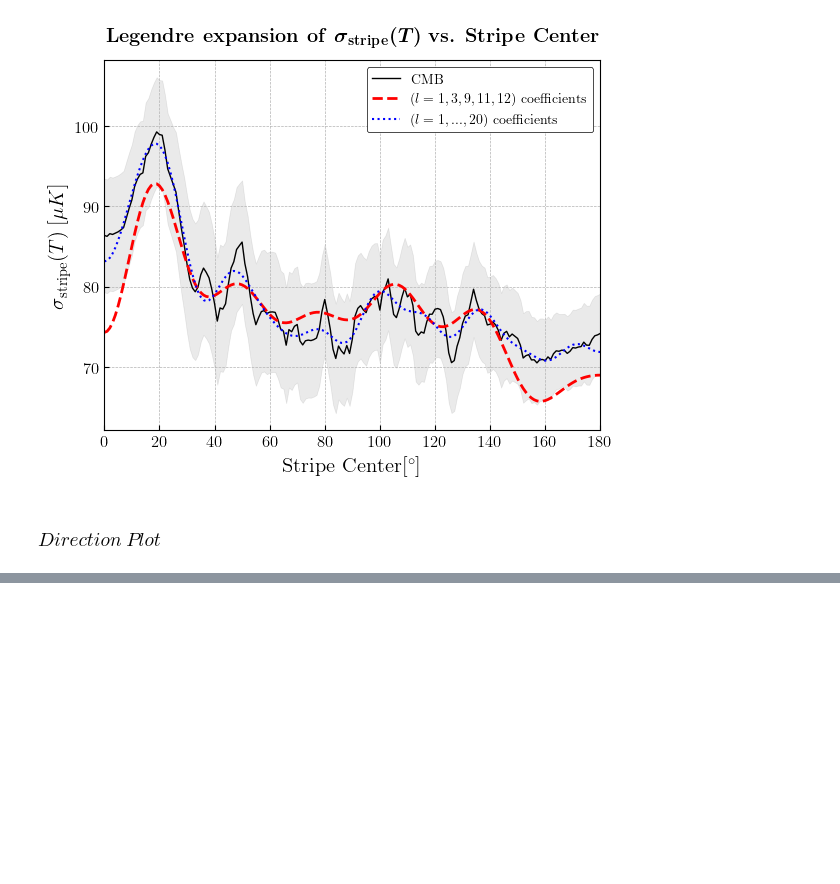
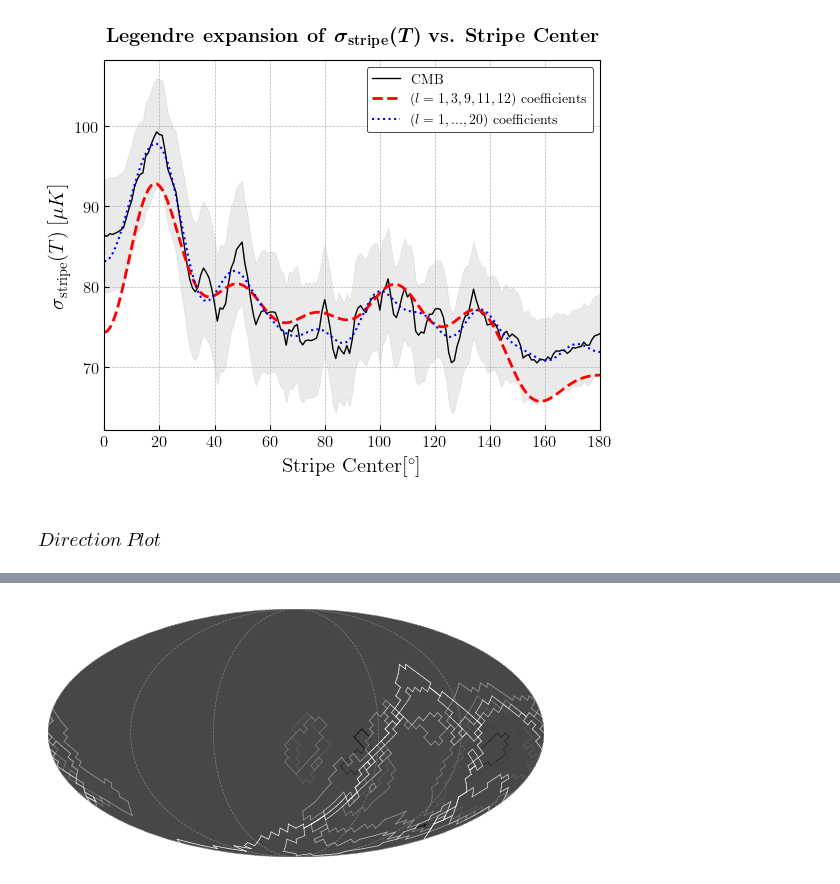
Before and after one commit to jamshidi3d/cmb_anomaly_detection, a Jupyter notebook: plotting.ipynb, the cells around one changed output, grey strips where cells are left out. Cells and saved outputs as stored; diff of their text form; code cells hidden in the pictures; blank space fills up the shorter version.

```diff
--- a/plotting.ipynb
+++ b/plotting.ipynb
@@ -542,0 +574,45 @@ with plt.style.context('bmh'):
+# %%
+from matplotlib.patches import Ellipse
+
+mw_radius = 1
+mw_xlim = 2 * mw_radius * np.sqrt(2)
+mw_ylim = mw_radius * np.sqrt(2)
+
+fig, ax = plt.subplots()
+fig.set_size_inches(10,5.5,True)
+ax.set_xlim(-mw_xlim, mw_xlim)
+ax.set_ylim(-mw_ylim, mw_ylim)
+ax.set_aspect(1)
+
+# Draw Mollweide Sphere
+col_value = 0.28
+dark_grey = (col_value, col_value, col_value, 1)
+
+light_grey = (col_value, col_value, col_value, 1)
+
+fill_ellipse = Ellipse(
+    xy=(0,0), width = 2 * mw_xlim, height = 2 * mw_ylim,
+    edgecolor='none', fc=dark_grey, lw=2)
+ax.add_patch(fill_ellipse)
+for i in range(1, 4):
+    grid_ellipse = Ellipse(
+        xy=(0,0), width= 2 * (i / 3 * mw_xlim), height= (2 * mw_ylim),
+        edgecolor='grey', fc='none', lw=.5, ls='--')
+    ax.add_patch(grid_ellipse)
+
+# Draw Contours
+contour_path = "./output/measure_results_mac_dir/inpainted/cap/std/"
+contour_geom_range = cau.stat_utils.get_range(10, 90, 10)
+
+_cmap = matplotlib.colormaps['gray']
+for cap_size in contour_geom_range:
+    _col = _cmap((cap_size - 10)/(90 - 10))
+    plot_contour(fpath = contour_path + "contour_{}cap_std.txt".format(int(cap_size)),
+                    color = _col)
+
+# fig.colorbar(im, cax=cax, orientation='vertical')
+
+plt.axis('off')
+plt.show()
+# %% [output]
+[figure, added]
```
Also changed, not shown: parts of 4 cells of this notebook, 1 other file.
